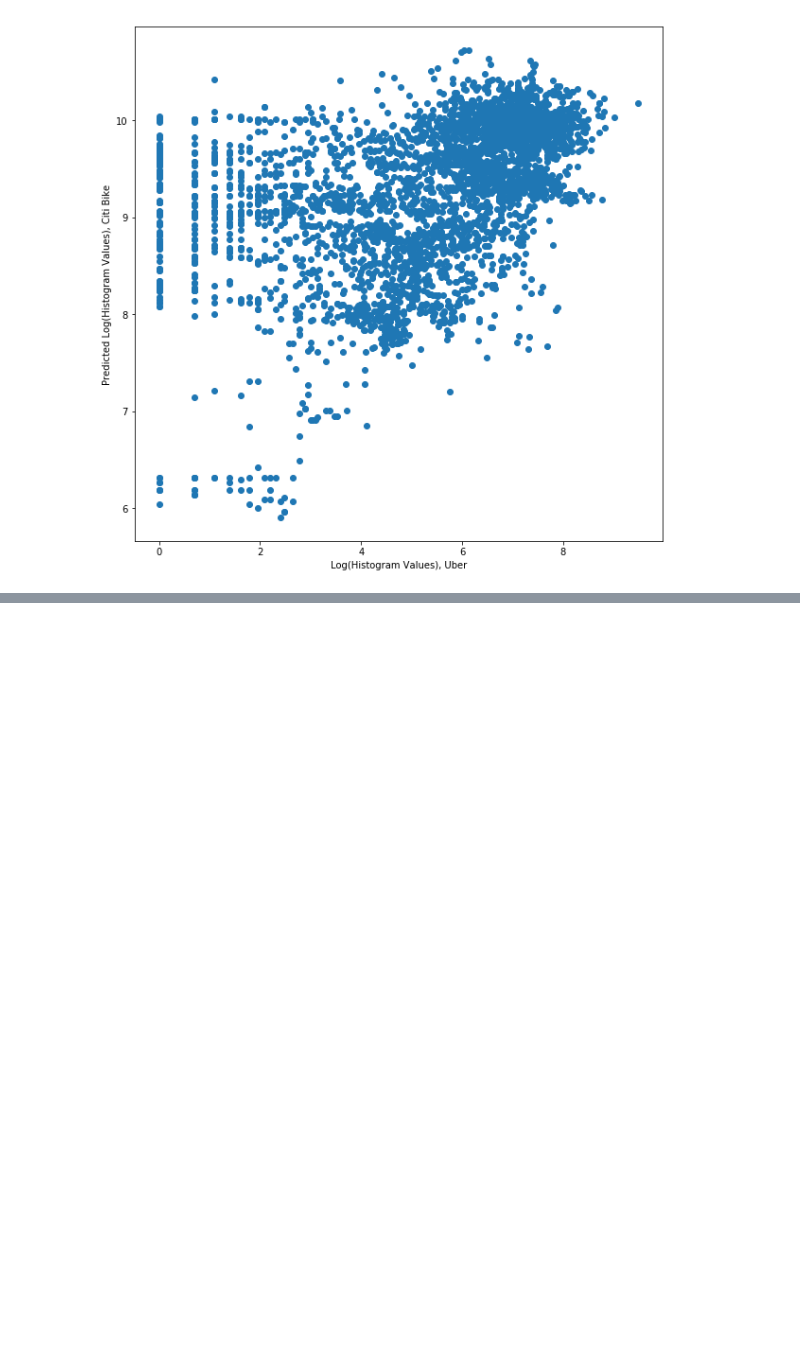
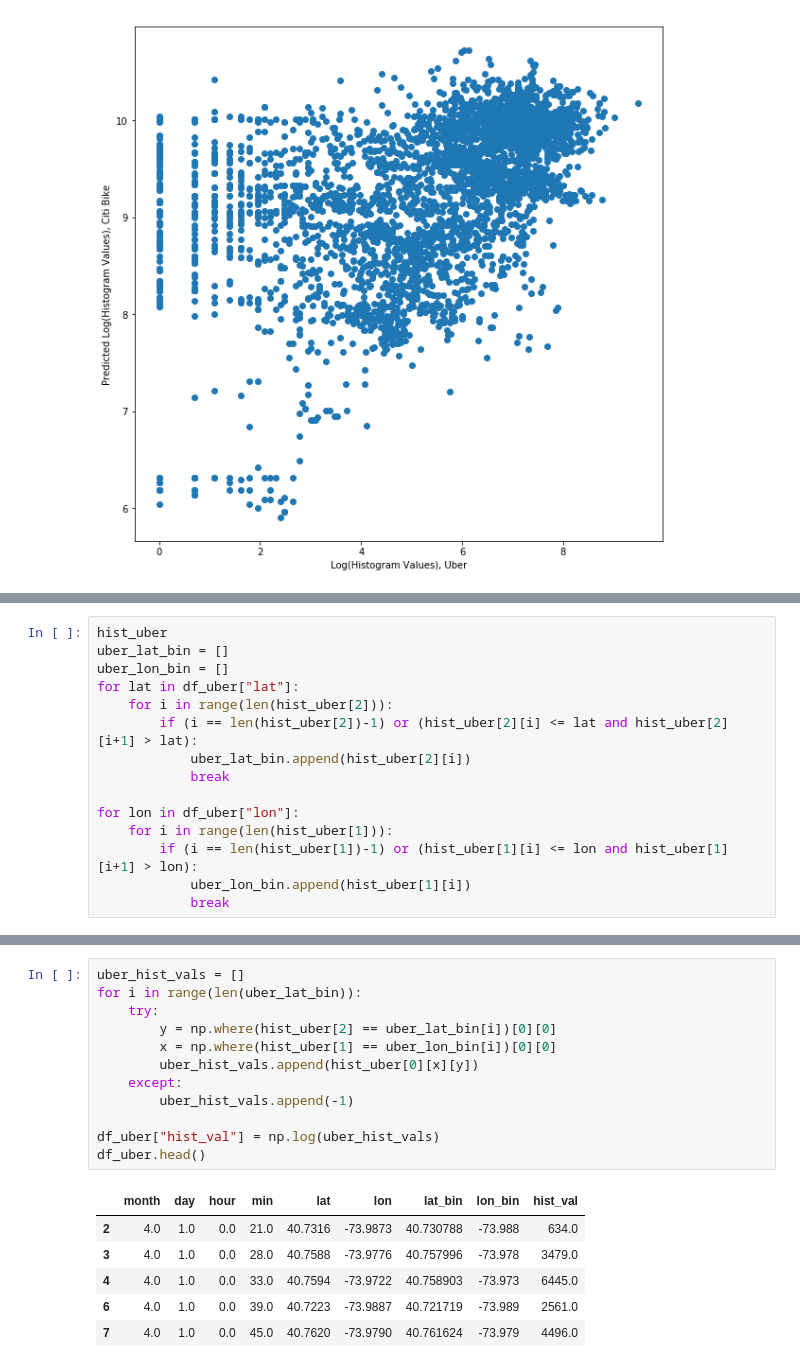
Before and after one commit to joheenc/Lionbase-Case-Study, a Jupyter notebook: Analysis.ipynb, the cells around one changed output, grey strips where cells are left out. Saved outputs shown, nothing was run; the diff lists cells and outputs as text; blank space fills up the shorter version.

```diff
--- a/Analysis.ipynb
+++ b/Analysis.ipynb
@@ -326,0 +306,15 @@ hist_values_new.sort_values(by='lat', ascending=False).head(200)
+# %%
+hist_uber
+uber_lat_bin = []
+uber_lon_bin = []
+for lat in df_uber["lat"]:
+    for i in range(len(hist_uber[2])):
+        if (i == len(hist_uber[2])-1) or (hist_uber[2][i] <= lat and hist_uber[2][i+1] > lat):
+            uber_lat_bin.append(hist_uber[2][i])
+            break
+
+for lon in df_uber["lon"]:
+    for i in range(len(hist_uber[1])):
+        if (i == len(hist_uber[1])-1) or (hist_uber[1][i] <= lon and hist_uber[1][i+1] > lon):
+            uber_lon_bin.append(hist_uber[1][i])
+            break
@@ -326,0 +332,19 @@ hist_values_new.sort_values(by='lat', ascending=False).head(200)
+# %%
+uber_hist_vals = []
+for i in range(len(uber_lat_bin)):
+    try:
+        y = np.where(hist_uber[2] == uber_lat_bin[i])[0][0]
+        x = np.where(hist_uber[1] == uber_lon_bin[i])[0][0]
+        uber_hist_vals.append(hist_uber[0][x][y])
+    except:
+        uber_hist_vals.append(-1)
+
+df_uber["hist_val"] = np.log(uber_hist_vals)
+df_uber.head()
+# %% [output]
+|  | month | day | hour | min | lat | lon | lat_bin | lon_bin | hist_val |
+| 2 | 4.0 | 1.0 | 0.0 | 21.0 | 40.7316 | -73.9873 | 40.730788 | -73.988 | 634.0 |
+| 3 | 4.0 | 1.0 | 0.0 | 28.0 | 40.7588 | -73.9776 | 40.757996 | -73.978 | 3479.0 |
+| 4 | 4.0 | 1.0 | 0.0 | 33.0 | 40.7594 | -73.9722 | 40.758903 | -73.973 | 6445.0 |
+| 6 | 4.0 | 1.0 | 0.0 | 39.0 | 40.7223 | -73.9887 | 40.721719 | -73.989 | 2561.0 |
+| 7 | 4.0 | 1.0 | 0.0 | 45.0 | 40.7620 | -73.9790 | 40.761624 | -73.979 | 4496.0 |
```
Also changed, not shown: parts of 8 cells of this notebook.
